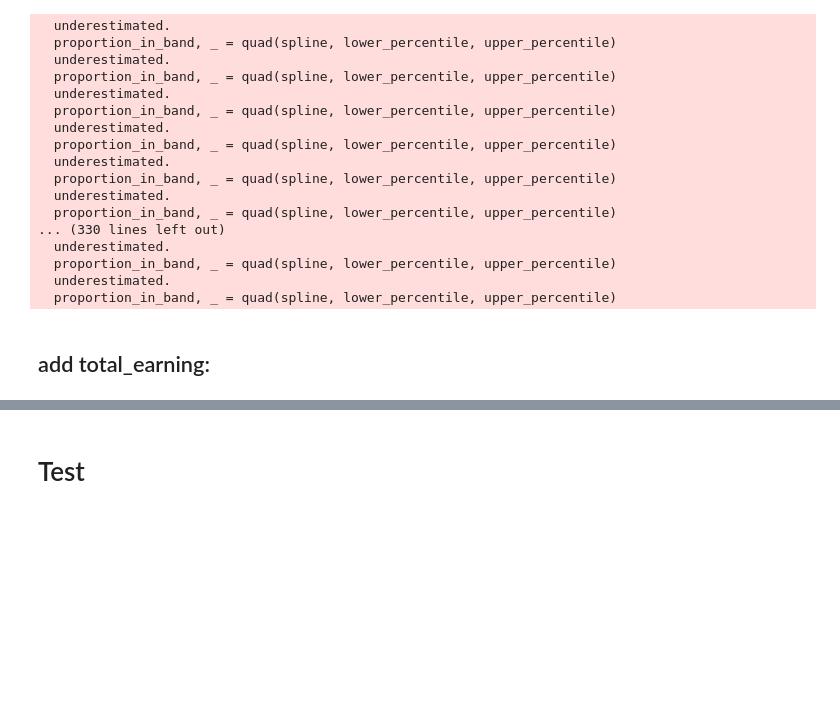
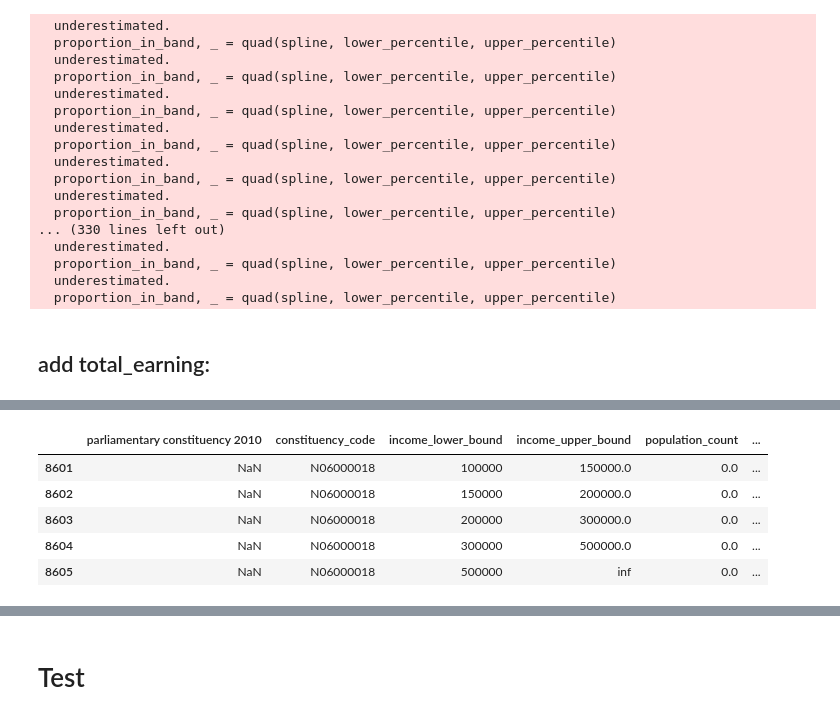
Before and after one commit to PolicyEngine/uk-local-area-calibration, a Jupyter notebook: earnings-distribution-targets/Earnings_distribution_targets.ipynb, the cells around one changed output, grey strips where cells are left out. Drawn from its saved outputs; the diff is of its cells as text; code cells hidden in the pictures; blank space fills up the shorter version.

Commit message:
impute missing

```diff
--- a/earnings-distribution-targets/Earnings_distribution_targets.ipynb
+++ b/earnings-distribution-targets/Earnings_distribution_targets.ipynb
@@ -596,0 +354,54 @@ files.download('Earnings_distribution_targets.csv')
+# %%
+import pandas as pd
+import numpy as np
+
+# Assuming result_df and total_income DataFrames are loaded
+# Step 1: Identify missing codes
+missing_codes = total_income[~total_income['code'].isin(result_df['constituency_code'])]['code'].unique()
+
+# Step 2: Make a copy of result_df to work on
+result_df_copy = result_df.copy()
+
+# Step 3: Define income bounds based on the example structure
+income_bounds = [
+    (0, 12570),
+    (12570, 15000),
+    (15000, 20000),
+    (20000, 30000),
+    (30000, 40000),
+    (40000, 50000),
+    (50000, 70000),
+    (70000, 100000),
+    (100000, 150000),
+    (150000, 200000),
+    (200000, 300000),
+    (300000, 500000),
+    (500000, np.inf)
+]
+
+# Step 4: Create rows for each missing code
+new_rows = []
+for code in missing_codes:
+    for lower, upper in income_bounds:
+        new_rows.append({
+            "parliamentary constituency 2010": np.nan,  # Set to NaN (missing)
+            "constituency_code": code,
+            "income_lower_bound": lower,
+            "income_upper_bound": upper,
+            "population_count": 0,
+            "total_earning": 0
+        })
+
+# Step 5: Add the new rows to the DataFrame
+missing_df = pd.DataFrame(new_rows)
+result_df_copy = pd.concat([result_df_copy, missing_df], ignore_index=True)
+result_df_copy = result_df_copy.dropna(subset=['constituency_code'])
+# Display the updated DataFrame
+result_df_copy.tail()
+# %% [output]
+|  | parliamentary constituency 2010 | constituency_code | income_lower_bound | income_upper_bound | population_count | ... |
+| 8601 | NaN | N06000018 | 100000 | 150000.0 | 0.0 | ... |
+| 8602 | NaN | N06000018 | 150000 | 200000.0 | 0.0 | ... |
+| 8603 | NaN | N06000018 | 200000 | 300000.0 | 0.0 | ... |
+| 8604 | NaN | N06000018 | 300000 | 500000.0 | 0.0 | ... |
+| 8605 | NaN | N06000018 | 500000 | inf | 0.0 | ... |
```
Also changed, not shown: parts of 22 cells of this notebook, 3 other files.
